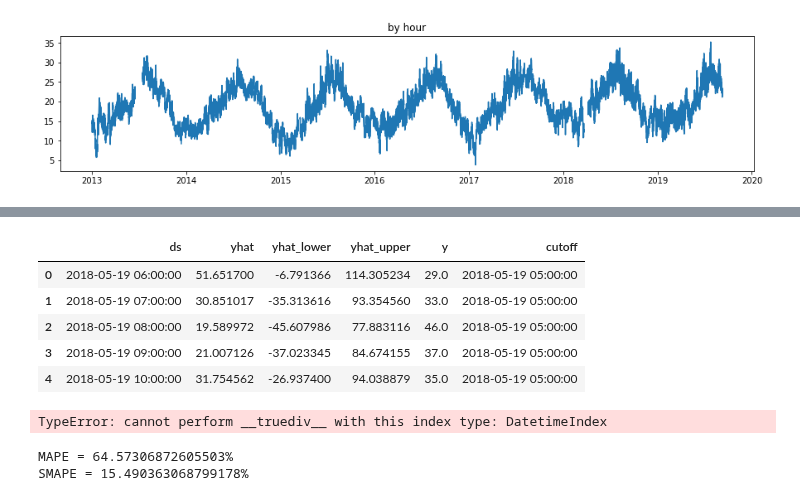
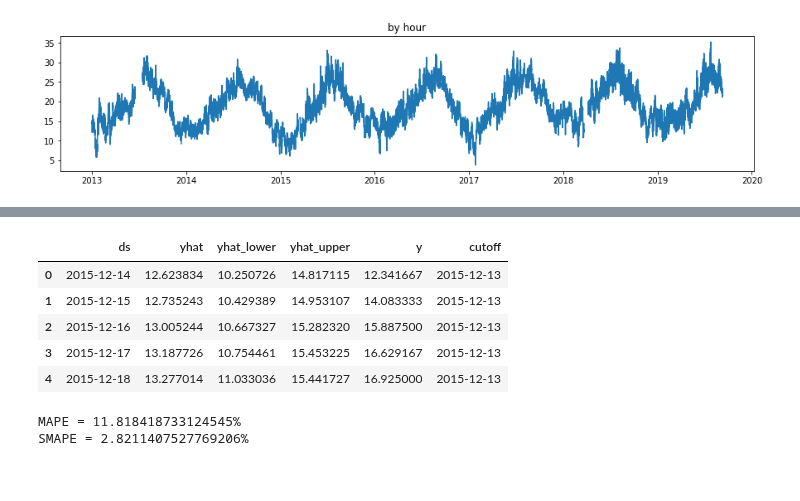
Before and after one commit to aety/insight, a Jupyter notebook: RATP/air/pickleToData_PROPHET_hourly_temp.ipynb, the cells around one changed output, grey strips where cells are left out. Saved outputs shown, nothing was run; the diff lists cells and outputs as text; code cells hidden in the pictures.

```diff
--- a/RATP/air/pickleToData_PROPHET_hourly_temp.ipynb
+++ b/RATP/air/pickleToData_PROPHET_hourly_temp.ipynb
@@ -47,6 +47,6 @@ INFO:fbprophet:Disabling daily seasonality. Run prophet with daily_seasonality=T
 # %%
 # PROPHET validation
 from fbprophet.diagnostics import cross_validation
-df_cv = cross_validation(m, initial='270 days', period='30 days', horizon ='90 days') # horizon: forecast ; initial: training (default: 3x horizon);
+df_cv = cross_validation(m, initial='1000 days', period='100 days', horizon ='365 days') # horizon: forecast ; initial: training (default: 3x horizon);
 df_cv.head()
 # %% [output]
@@ -54,16 +54,9 @@ INFO:fbprophet:Making 2 forecasts with cutoffs between 2018-05-19 05:00:00 and 2
 |  | ds | yhat | yhat_lower | yhat_upper | y | cutoff |
-| 0 | 2018-05-19 06:00:00 | 51.651700 | -6.791366 | 114.305234 | 29.0 | 2018-05-19 05:00:00 |
-| 1 | 2018-05-19 07:00:00 | 30.851017 | -35.313616 | 93.354560 | 33.0 | 2018-05-19 05:00:00 |
-| 2 | 2018-05-19 08:00:00 | 19.589972 | -45.607986 | 77.883116 | 46.0 | 2018-05-19 05:00:00 |
-| 3 | 2018-05-19 09:00:00 | 21.007126 | -37.023345 | 84.674155 | 37.0 | 2018-05-19 05:00:00 |
-| 4 | 2018-05-19 10:00:00 | 31.754562 | -26.937400 | 94.038879 | 35.0 | 2018-05-19 05:00:00 |
+| 0 | 2015-12-14 | 12.623834 | 10.250726 | 14.817115 | 12.341667 | 2015-12-13 |
+| 1 | 2015-12-15 | 12.735243 | 10.429389 | 14.953107 | 14.083333 | 2015-12-13 |
+| 2 | 2015-12-16 | 13.005244 | 10.667327 | 15.282320 | 15.887500 | 2015-12-13 |
+| 3 | 2015-12-17 | 13.187726 | 10.754461 | 15.453225 | 16.629167 | 2015-12-13 |
+| 4 | 2015-12-18 | 13.277014 | 11.033036 | 15.441727 | 16.925000 | 2015-12-13 |
-# %%
-target_column = ['y']
-predictors = list(set(list(df.columns))-set(target_column))
-df[predictors] = df[predictors]/df[predictors].max()
-df.describe().transpose()
-# %% [output]
-TypeError: cannot perform __truediv__ with this index type: DatetimeIndex
 # %%
 # Percentage errors
 mape = 100*sum(abs( (df_cv.yhat - df_cv.y) / df_cv.y) ) / len(df_cv) # MAPE
@@ -71,8 +64,8 @@ smape = 100*sum( abs(df_cv.yhat - df_cv.y) / (abs(df_cv.yhat) + abs(df_cv.y)) )
 print('MAPE = ' + str(mape) + '%')
 print('SMAPE = ' + str(smape) + '%')
 # %% [output]
-MAPE = 64.57306872605503%
-SMAPE = 15.490363068799178%
+MAPE = 11.818418733124545%
+SMAPE = 2.8211407527769206%
 # %%
 #import pickle
 #pkl_path = "franklin-d-roosevelt/PM10_m.pkl"
```
Also changed, not shown: parts of 3 cells of this notebook, 1 other file.
